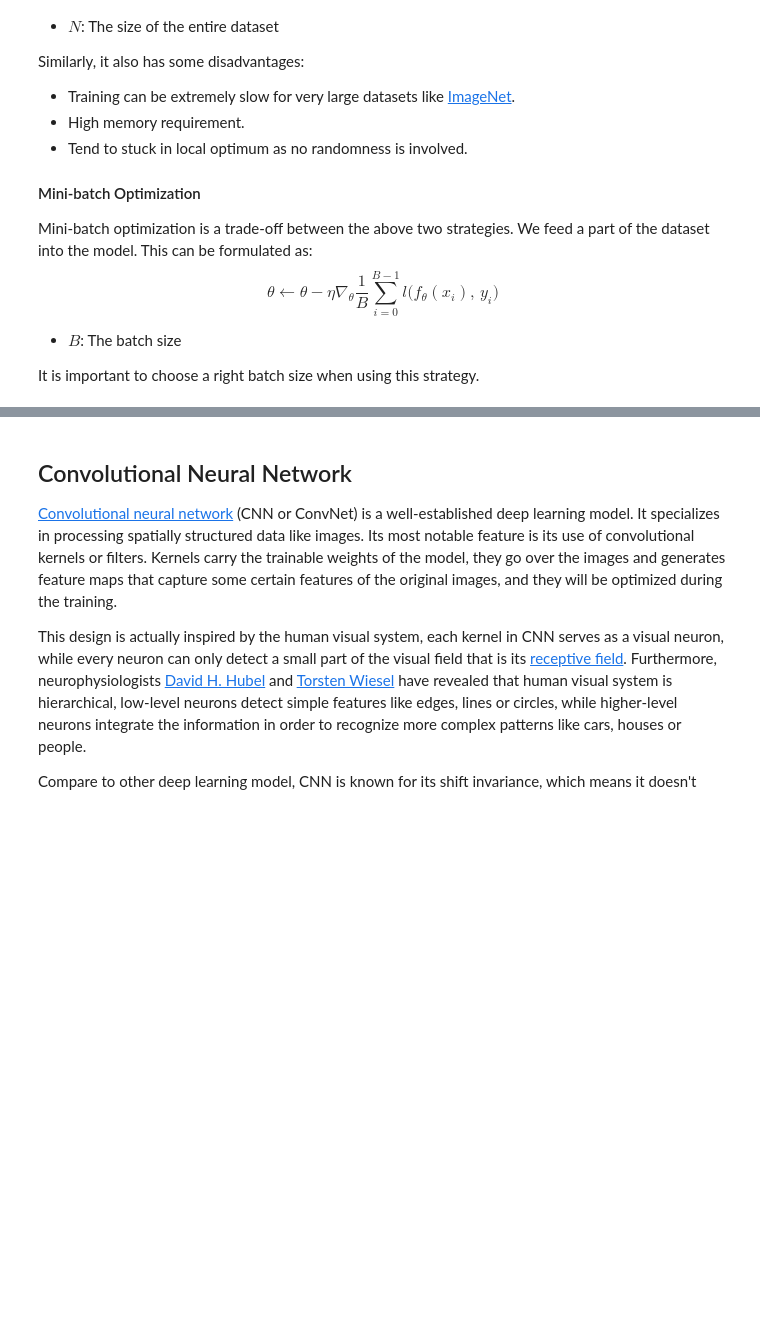
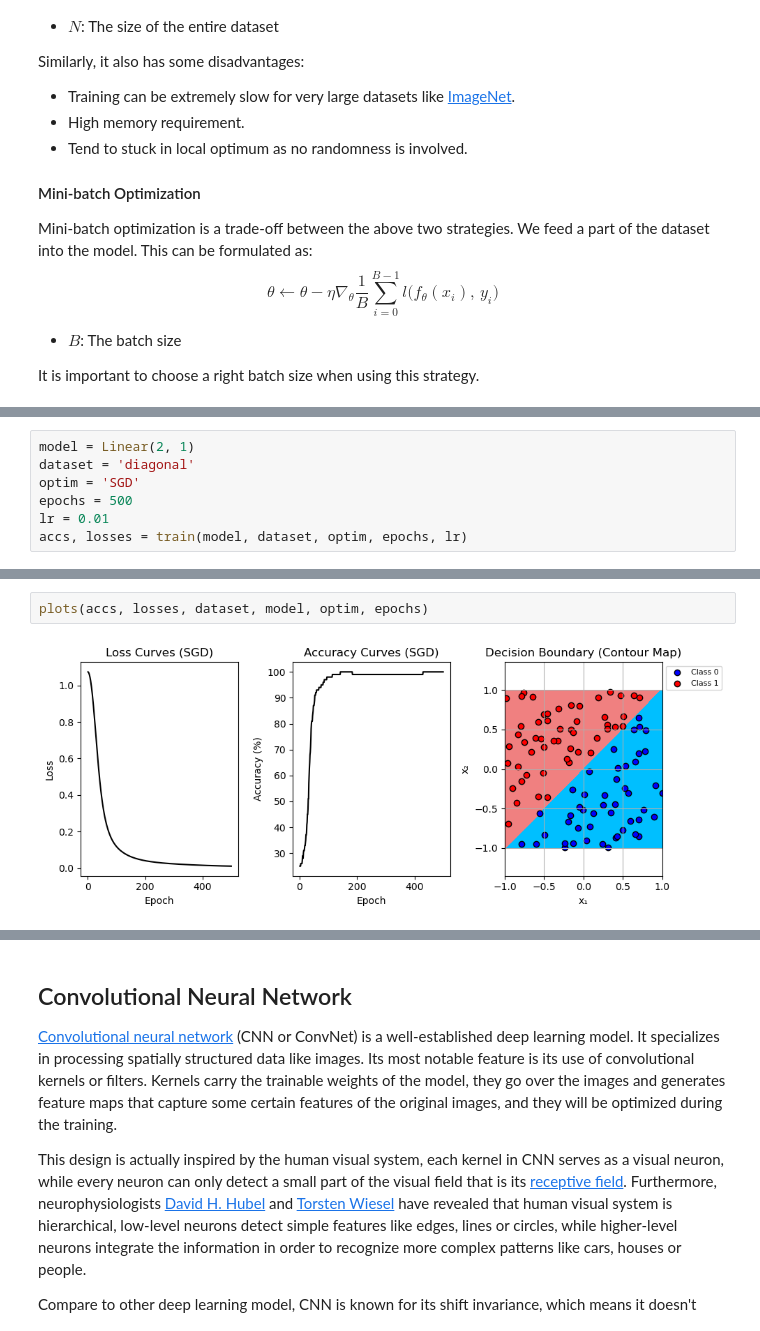
Before and after one commit to Yangshan-Xiang/mytorch, a Jupyter notebook: mytorch/tensor/report.ipynb, the cells around one changed output, grey strips where cells are left out. Cells and saved outputs as stored; diff of their text form; blank space fills up the shorter version.

Commit message:
Added some visualization to the report.

```diff
--- a/mytorch/tensor/report.ipynb
+++ b/mytorch/tensor/report.ipynb
@@ -113,0 +124,7 @@ PyTorch: [[12.0, 12.0], [15.0, 15.0], [10.0, 10.0], [14.0, 14.0]]
+# %%
+model = Linear(2, 1)
+dataset = 'diagonal'
+optim = 'SGD'
+epochs = 500
+lr = 0.01
+accs, losses = train(model, dataset, optim, epochs, lr)
@@ -113,0 +143,4 @@ PyTorch: [[12.0, 12.0], [15.0, 15.0], [10.0, 10.0], [14.0, 14.0]]
+# %%
+plots(accs, losses, dataset, model, optim, epochs)
+# %% [output]
+[figure, added]
```
Also changed, not shown: parts of 11 cells of this notebook, 2 other files.
